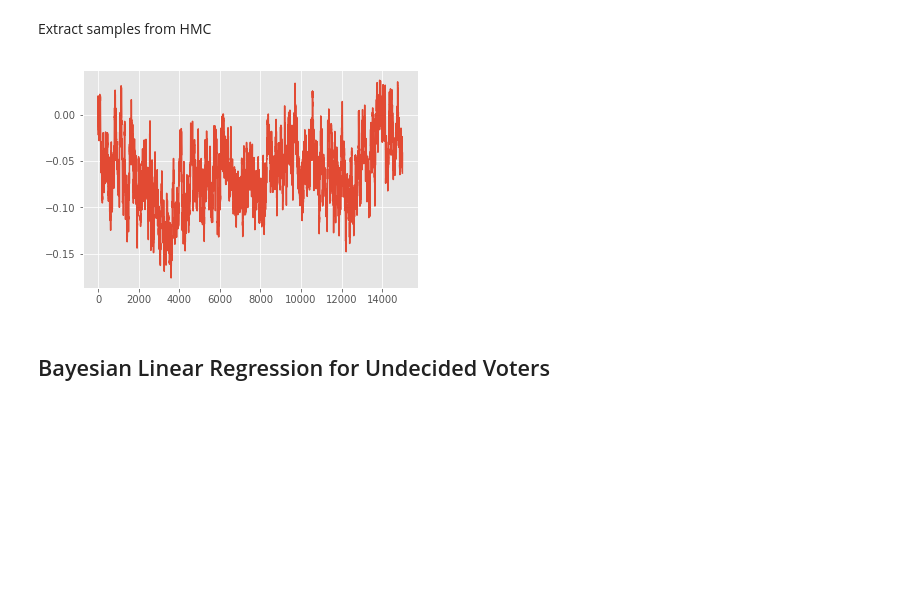
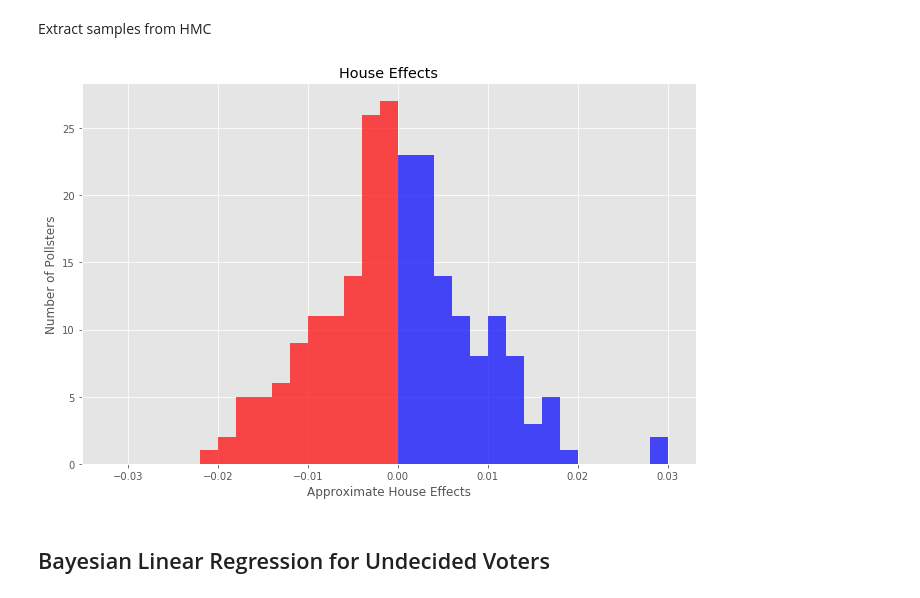
Before and after one commit to adamgayoso/bayesian-election-forecast, a Jupyter notebook: final-project/final-notebook.ipynb, the cells around one changed output. Saved outputs shown, nothing was run; the diff lists cells and outputs as text; code cells hidden in the pictures; blank space fills up the shorter version.

```diff
--- a/final-project/final-notebook.ipynb
+++ b/final-project/final-notebook.ipynb
@@ -264,11 +267,10 @@ inference.run(step_size=0.0037, n_steps=2)
 Extract samples from HMC
 # %%
 qmu_as, qmu_bs, qmu_c = extract_results(mu_as, mu_bs, mu_c, inference)
-# %%
-plt.plot(qmu_bs[-1][:,-6])
-plt.show()
-# %% [output]
-[figure, removed]
+# %%
+generate_house_effects_hist(qmu_c)
+# %% [output]
+[figure, added]
 # %% [markdown]
 ## Bayesian Linear Regression for Undecided Voters
 # %% [markdown]
```
Also changed, not shown: parts of 11 cells of this notebook, 5 other files.
